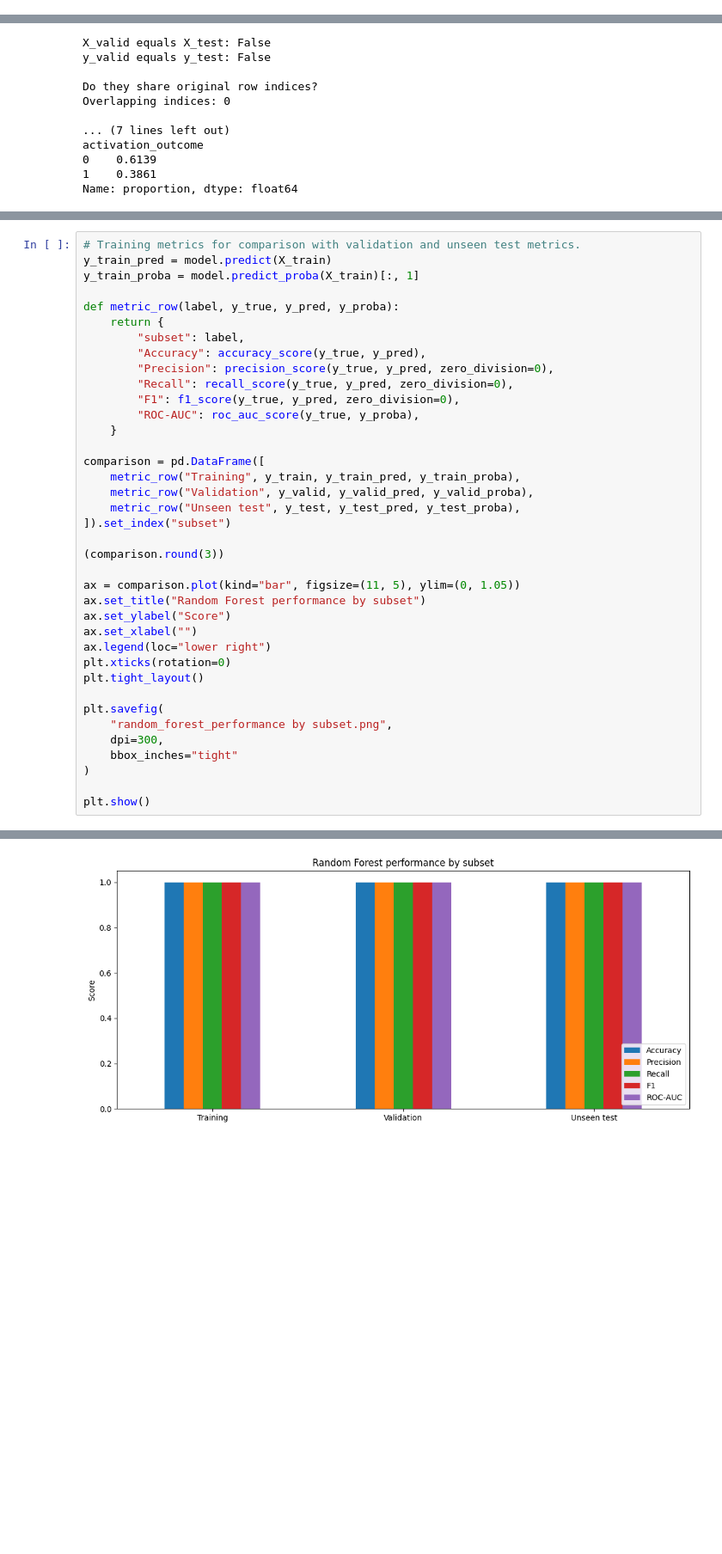
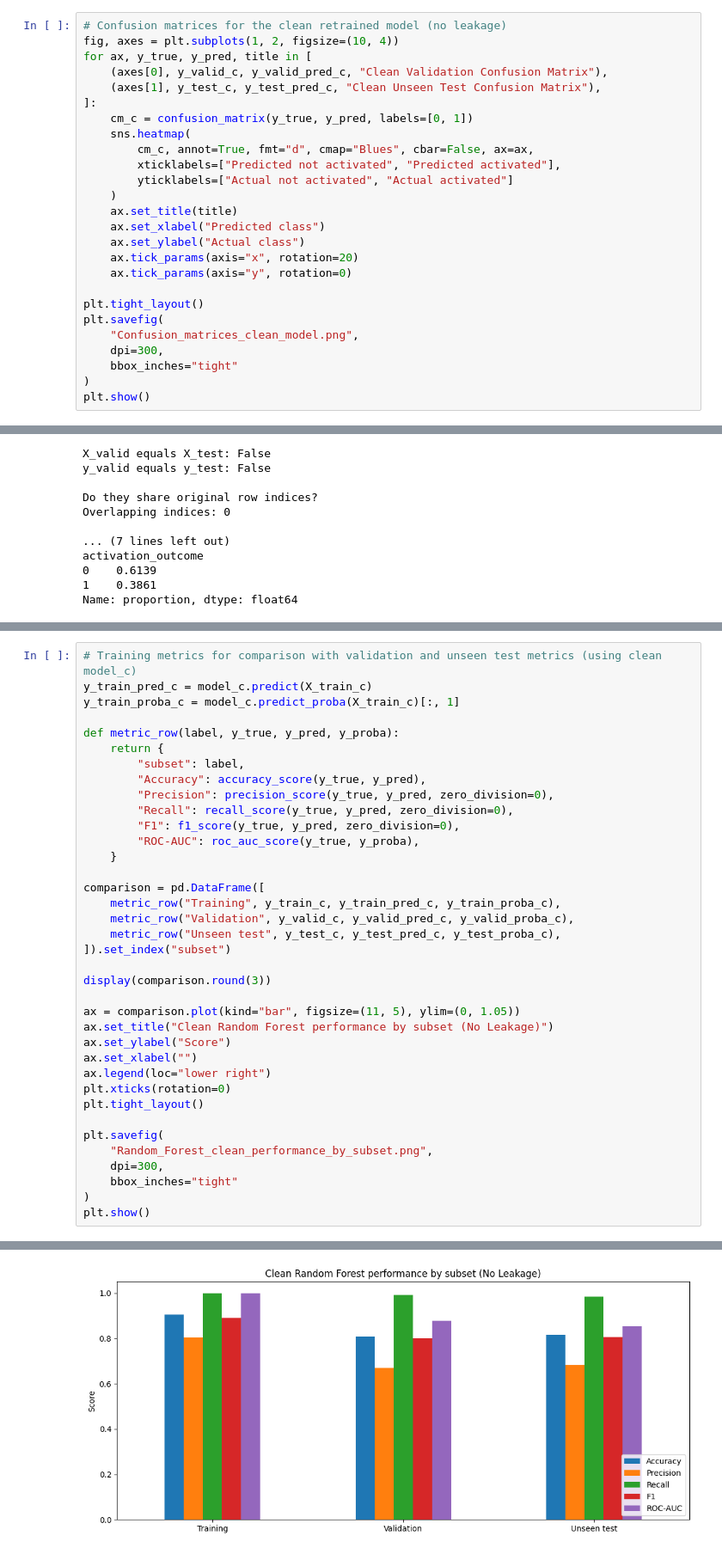
Before and after one commit to 21208737/STADIOEquities, a Jupyter notebook: experimental-setup/notebooks/10_Results_Visualisation_SS3_PartB.ipynb, the cells around one changed output, grey strips where cells are left out. Shown at 86% size. Saved outputs shown, nothing was run; the diff lists cells and outputs as text; blank space fills up the shorter version.

```diff
--- a/experimental-setup/notebooks/10_Results_Visualisation_SS3_PartB.ipynb
+++ b/experimental-setup/notebooks/10_Results_Visualisation_SS3_PartB.ipynb
@@ -698,0 +866,26 @@ Unseen test: {0: 194, 1: 122}
+# %%
+# Confusion matrices for the clean retrained model (no leakage)
+fig, axes = plt.subplots(1, 2, figsize=(10, 4))
+for ax, y_true, y_pred, title in [
+    (axes[0], y_valid_c, y_valid_pred_c, "Clean Validation Confusion Matrix"),
+    (axes[1], y_test_c, y_test_pred_c, "Clean Unseen Test Confusion Matrix"),
+]:
+    cm_c = confusion_matrix(y_true, y_pred, labels=[0, 1])
+    sns.heatmap(
+        cm_c, annot=True, fmt="d", cmap="Blues", cbar=False, ax=ax,
+        xticklabels=["Predicted not activated", "Predicted activated"],
+        yticklabels=["Actual not activated", "Actual activated"]
+    )
+    ax.set_title(title)
+    ax.set_xlabel("Predicted class")
+    ax.set_ylabel("Actual class")
+    ax.tick_params(axis="x", rotation=20)
+    ax.tick_params(axis="y", rotation=0)
+
+plt.tight_layout()
+plt.savefig(
+    "Confusion_matrices_clean_model.png",
+    dpi=300,
+    bbox_inches="tight"
+)
+plt.show()
@@ -792,7 +962,7 @@ The following figures compare training, validation and unseen-test performance.
 # %%
-# Training metrics for comparison with validation and unseen test metrics.
-y_train_pred = model.predict(X_train)
-y_train_proba = model.predict_proba(X_train)[:, 1]
+# Training metrics for comparison with validation and unseen test metrics (using clean model_c)
+y_train_pred_c = model_c.predict(X_train_c)
+y_train_proba_c = model_c.predict_proba(X_train_c)[:, 1]
 
 def metric_row(label, y_true, y_pred, y_proba):
     return {
@@ -805,15 +975,15 @@ def metric_row(label, y_true, y_pred, y_proba):
     }
 
 comparison = pd.DataFrame([
-    metric_row("Training", y_train, y_train_pred, y_train_proba),
-    metric_row("Validation", y_valid, y_valid_pred, y_valid_proba),
-    metric_row("Unseen test", y_test, y_test_pred, y_test_proba),
+    metric_row("Training", y_train_c, y_train_pred_c, y_train_proba_c),
+    metric_row("Validation", y_valid_c, y_valid_pred_c, y_valid_proba_c),
+    metric_row("Unseen test", y_test_c, y_test_pred_c, y_test_proba_c),
 ]).set_index("subset")
 
-(comparison.round(3))
+display(comparison.round(3))
 
 ax = comparison.plot(kind="bar", figsize=(11, 5), ylim=(0, 1.05))
-ax.set_title("Random Forest performance by subset")
+ax.set_title("Clean Random Forest performance by subset (No Leakage)")
 ax.set_ylabel("Score")
 ax.set_xlabel("")
 ax.legend(loc="lower right")
@@ -821,10 +991,9 @@ plt.xticks(rotation=0)
 plt.tight_layout()
 
 plt.savefig(
-    "random_forest_performance by subset.png",
+    "Random_Forest_clean_performance_by_subset.png",
     dpi=300,
     bbox_inches="tight"
 )
-
 plt.show()
 # %% [output]
@@ -831 +1005 @@ plt.show()
-[figure, old version]
+[figure, new version]
```
Also changed, not shown: parts of 21 cells of this notebook.
